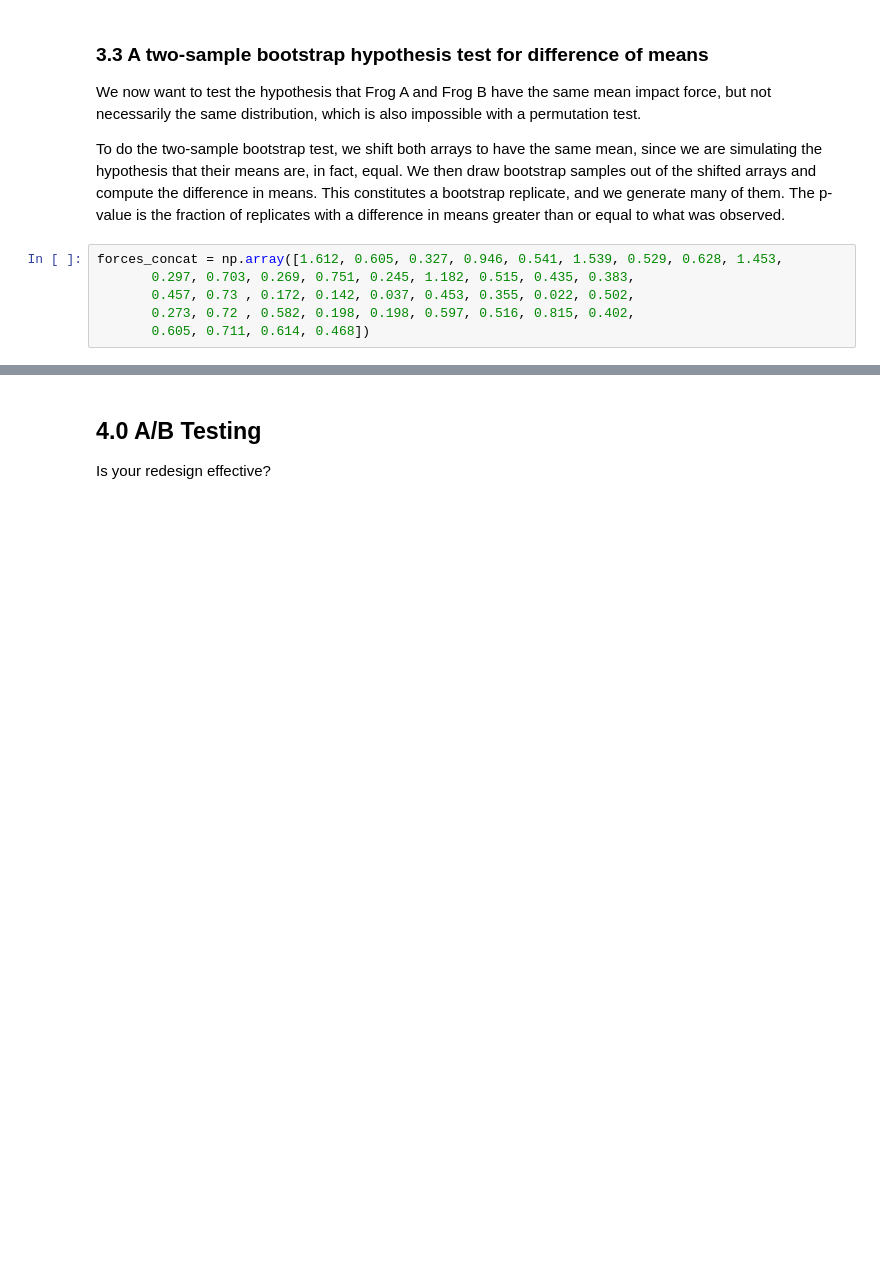
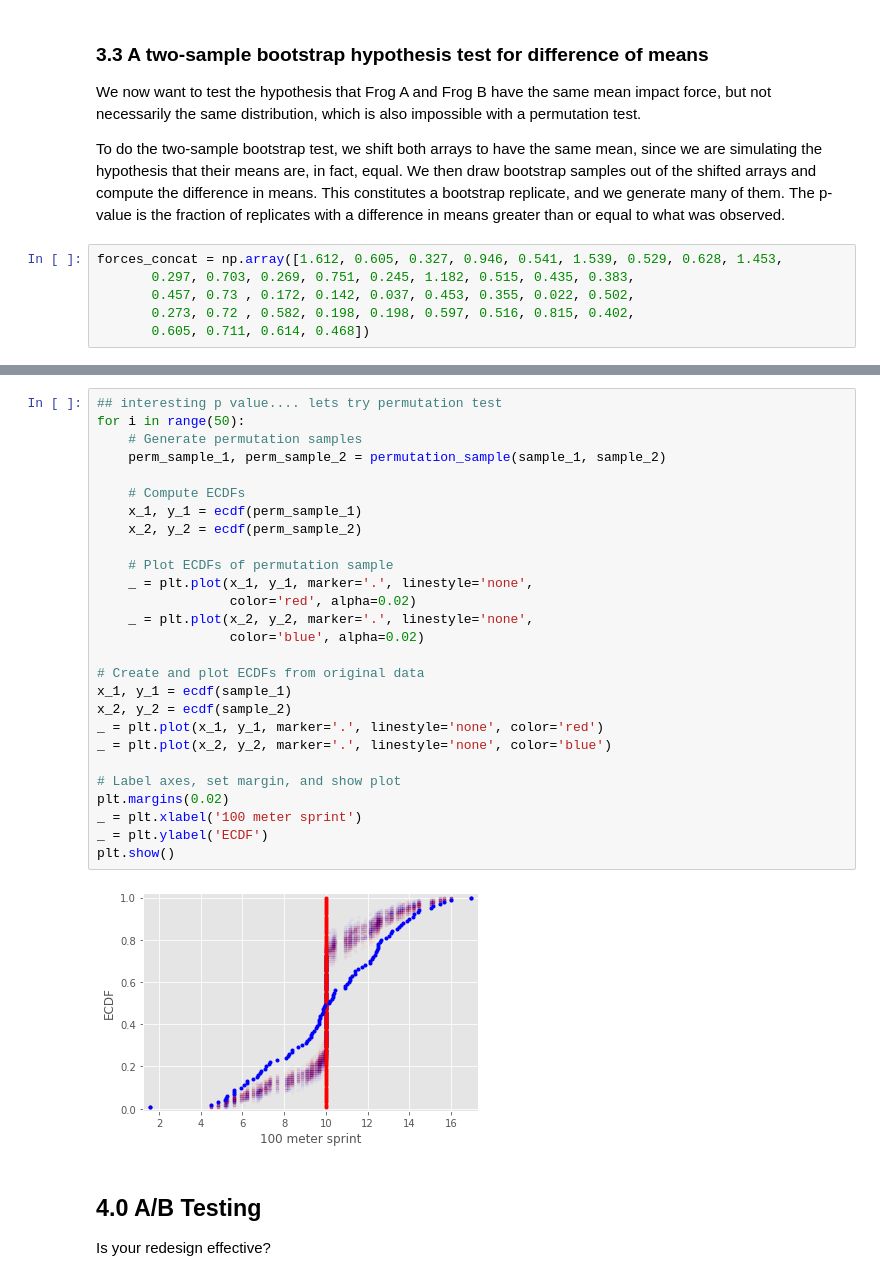
Before and after one commit to ianlim28/statistical_thinking, a Jupyter notebook: Statistical thinking with hacker statistics.ipynb, the cells around one changed output, grey strips where cells are left out. Cells and saved outputs as stored; diff of their text form; blank space fills up the shorter version.

```diff
--- a/Statistical thinking with hacker statistics.ipynb
+++ b/Statistical thinking with hacker statistics.ipynb
@@ -512,3 +555,32 @@ p-value = 0.0048
+# %%
+## interesting p value.... lets try permutation test
+for i in range(50):
+    # Generate permutation samples
+    perm_sample_1, perm_sample_2 = permutation_sample(sample_1, sample_2)
+
+    # Compute ECDFs
+    x_1, y_1 = ecdf(perm_sample_1)
+    x_2, y_2 = ecdf(perm_sample_2)
+
+    # Plot ECDFs of permutation sample
+    _ = plt.plot(x_1, y_1, marker='.', linestyle='none',
+                 color='red', alpha=0.02)
+    _ = plt.plot(x_2, y_2, marker='.', linestyle='none',
+                 color='blue', alpha=0.02)
+
+# Create and plot ECDFs from original data
+x_1, y_1 = ecdf(sample_1)
+x_2, y_2 = ecdf(sample_2)
+_ = plt.plot(x_1, y_1, marker='.', linestyle='none', color='red')
+_ = plt.plot(x_2, y_2, marker='.', linestyle='none', color='blue')
+
+# Label axes, set margin, and show plot
+plt.margins(0.02)
+_ = plt.xlabel('100 meter sprint')
+_ = plt.ylabel('ECDF')
+plt.show()
+# %% [output]
+[figure, added]
 # %% [markdown]
 <a id="t4.0"></a>
 ## 4.0 A/B Testing
```
Also changed, not shown: parts of 22 cells of this notebook.
